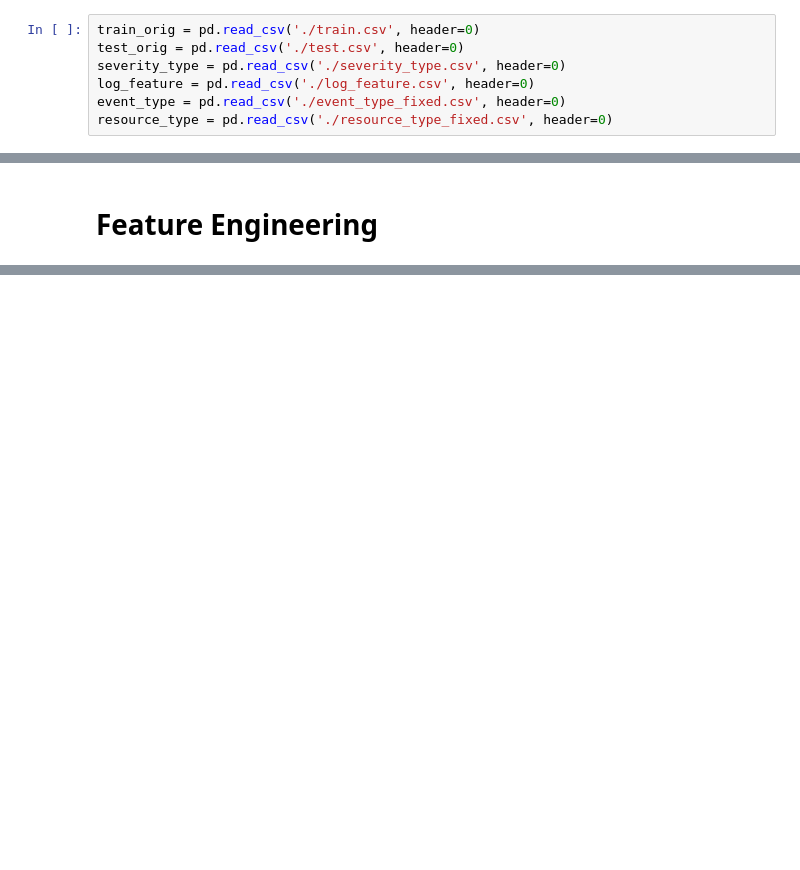
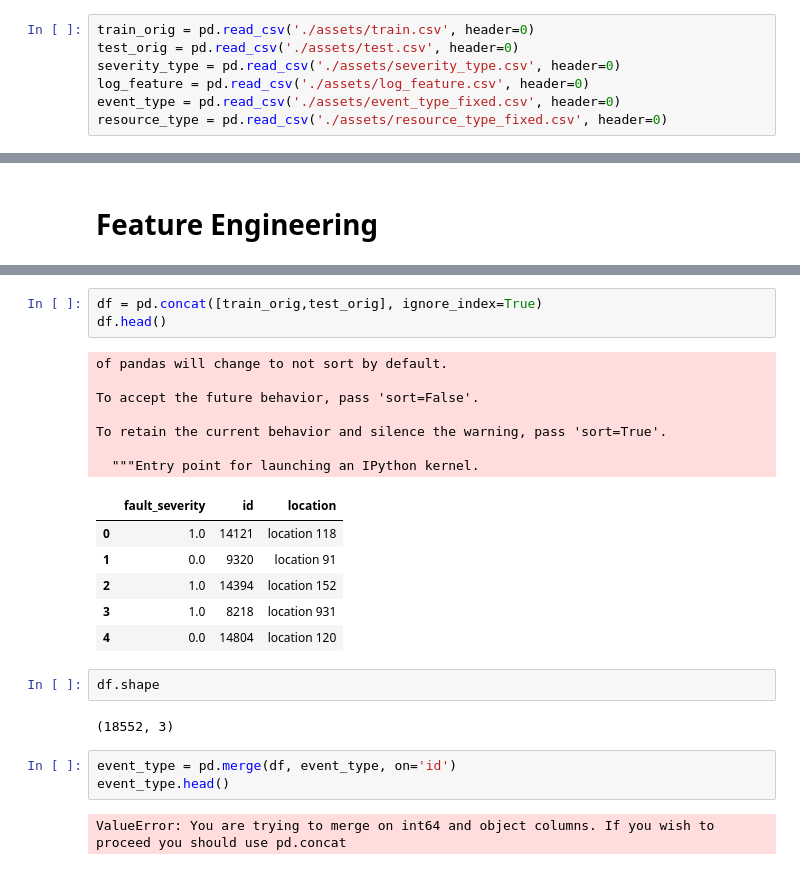
Before and after one commit to noguano/dsi_capstone, a Jupyter notebook: DSI US -5 ATX Capstone.ipynb, the cells around one changed output, grey strips where cells are left out. Cells and saved outputs as stored; diff of their text form; blank space fills up the shorter version.

```diff
--- a/DSI US -5 ATX Capstone.ipynb
+++ b/DSI US -5 ATX Capstone.ipynb
@@ -31,12 +32,12 @@ from yellowbrick.regressor import ResidualsPlot, AlphaSelection, PredictionError
 # %% [markdown]
 # Load (fixed) Data files
 # %%
-train_orig = pd.read_csv('./train.csv', header=0)
-test_orig = pd.read_csv('./test.csv', header=0)
-severity_type = pd.read_csv('./severity_type.csv', header=0)
-log_feature = pd.read_csv('./log_feature.csv', header=0)
-event_type = pd.read_csv('./event_type_fixed.csv', header=0)
-resource_type = pd.read_csv('./resource_type_fixed.csv', header=0)
+train_orig = pd.read_csv('./assets/train.csv', header=0)
+test_orig = pd.read_csv('./assets/test.csv', header=0)
+severity_type = pd.read_csv('./assets/severity_type.csv', header=0)
+log_feature = pd.read_csv('./assets/log_feature.csv', header=0)
+event_type = pd.read_csv('./assets/event_type_fixed.csv', header=0)
+resource_type = pd.read_csv('./assets/resource_type_fixed.csv', header=0)
 # %% [markdown]
 # Functions That Make EDA Easier
 # %%
@@ -115,0 +148,26 @@ pdp.ProfileReport(resource_type)
+# %%
+df = pd.concat([train_orig,test_orig], ignore_index=True)
+df.head()
+# %% [output]
+of pandas will change to not sort by default.
+
+To accept the future behavior, pass 'sort=False'.
+
+To retain the current behavior and silence the warning, pass 'sort=True'.
+
+  """Entry point for launching an IPython kernel.
+|  | fault_severity | id | location |
+| 0 | 1.0 | 14121 | location 118 |
+| 1 | 0.0 | 9320 | location 91 |
+| 2 | 1.0 | 14394 | location 152 |
+| 3 | 1.0 | 8218 | location 931 |
+| 4 | 0.0 | 14804 | location 120 |
+# %%
+df.shape
+# %% [output]
+(18552, 3)
+# %%
+event_type = pd.merge(df, event_type, on='id')
+event_type.head()
+# %% [output]
+ValueError: You are trying to merge on int64 and object columns. If you wish to proceed you should use pd.concat
```
Also changed, not shown: parts of 7 cells of this notebook.
